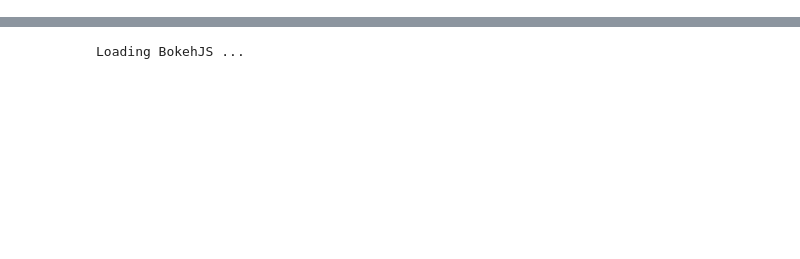
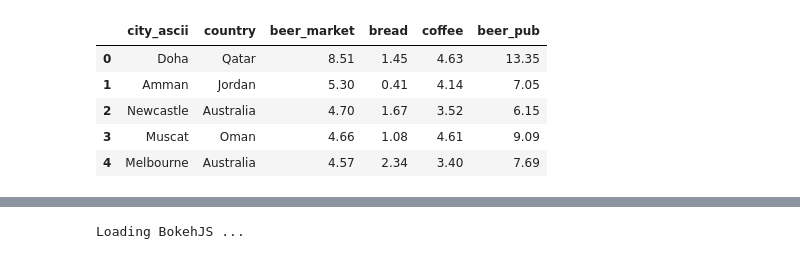
Before and after one commit to christalee/cost-of-drinking, a Jupyter notebook: cola-map.ipynb, the cells around one changed output, grey strips where cells are left out. Drawn from its saved outputs; the diff is of its cells as text; code cells hidden in the pictures; blank space fills up the shorter version.

```diff
--- a/cola-map.ipynb
+++ b/cola-map.ipynb
@@ -7,4 +6,13 @@ from requests import Session
 # %%
-# numbeo = pd.read_csv('data/numbeo/numbeo.csv')
-numbeo_clean = pd.read_csv('data/numbeo/numbeo_clean.csv')
-numbeo_clean = numbeo_clean.drop(columns=['Unnamed: 0'])
+numbeo = pd.read_csv('data/numbeo/numbeo.csv').drop(columns=["Unnamed: 0"])
+numbeo_clean = pd.read_csv('data/numbeo/numbeo_clean.csv').drop(columns=['Unnamed: 0'])
+numbeo = numbeo.reindex(columns=['city_ascii', 'country', 'beer_market', 'bread', 'coffee', 'beer_pub'])
+
+numbeo.head()
+# %% [output]
+|  | city_ascii | country | beer_market | bread | coffee | beer_pub |
+| 0 | Doha | Qatar | 8.51 | 1.45 | 4.63 | 13.35 |
+| 1 | Amman | Jordan | 5.30 | 0.41 | 4.14 | 7.05 |
+| 2 | Newcastle | Australia | 4.70 | 1.67 | 3.52 | 6.15 |
+| 3 | Muscat | Oman | 4.66 | 1.08 | 4.61 | 9.09 |
+| 4 | Melbourne | Australia | 4.57 | 2.34 | 3.40 | 7.69 |
```
Also changed, not shown: parts of 8 cells of this notebook, 24 other files.
